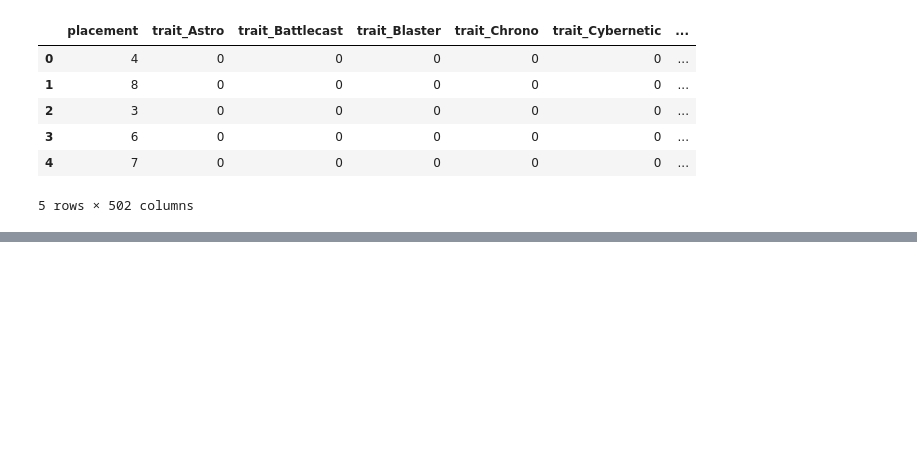
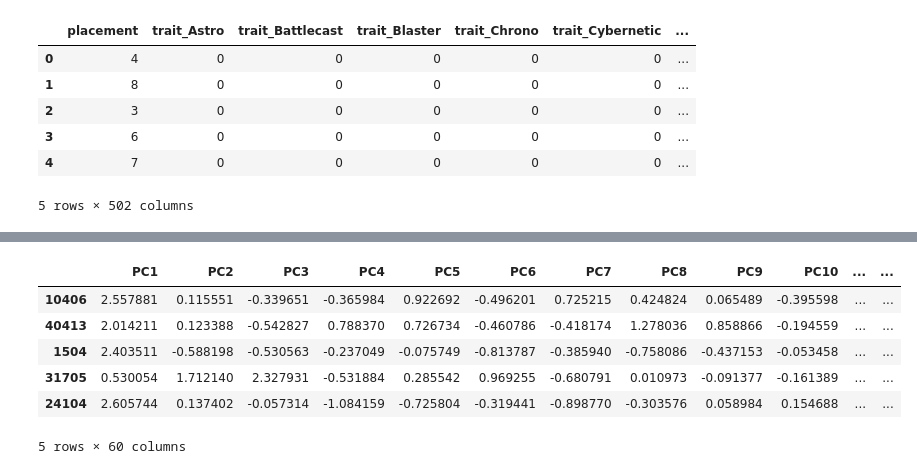
Before and after one commit to Oly-Green/TFTDataAnalysis, a Jupyter notebook: MLpipeline.ipynb, the cells around one changed output, grey strips where cells are left out. Saved outputs shown, nothing was run; the diff lists cells and outputs as text; code cells hidden in the pictures; blank space fills up the shorter version.

```diff
--- a/MLpipeline.ipynb
+++ b/MLpipeline.ipynb
@@ -102 +101,20 @@ X_train, X_test, y_train, y_test = train_test_split(pc_df, df["placement"], test
+# %%
+top4DF = pc_df.copy()
+for i, row in top4DF.iterrows():
+    if row["placement"] > 4:
+        top4DF.at[i,"placement"] = 1
+    else:
+        top4DF.at[i,"placement"] = 0
+top4DF.head()
+
+X_train, X_test, y_train, y_test = train_test_split(top4DF.drop('placement', axis=1), top4DF["placement"], test_size=0.25)
+X_train.head()
+# %% [output]
+|  | PC1 | PC2 | PC3 | PC4 | PC5 | PC6 | PC7 | PC8 | PC9 | PC10 | ... | ... |
+| 10406 | 2.557881 | 0.115551 | -0.339651 | -0.365984 | 0.922692 | -0.496201 | 0.725215 | 0.424824 | 0.065489 | -0.395598 | ... | ... |
+| 40413 | 2.014211 | 0.123388 | -0.542827 | 0.788370 | 0.726734 | -0.460786 | -0.418174 | 1.278036 | 0.858866 | -0.194559 | ... | ... |
+| 1504 | 2.403511 | -0.588198 | -0.530563 | -0.237049 | -0.075749 | -0.813787 | -0.385940 | -0.758086 | -0.437153 | -0.053458 | ... | ... |
+| 31705 | 0.530054 | 1.712140 | 2.327931 | -0.531884 | 0.285542 | 0.969255 | -0.680791 | 0.010973 | -0.091377 | -0.161389 | ... | ... |
+| 24104 | 2.605744 | 0.137402 | -0.057314 | -1.084159 | -0.725804 | -0.319441 | -0.898770 | -0.303576 | 0.058984 | 0.154688 | ... | ... |
+5 rows × 60 columns
 # %%
```
Also changed, not shown: parts of 5 cells of this notebook.
